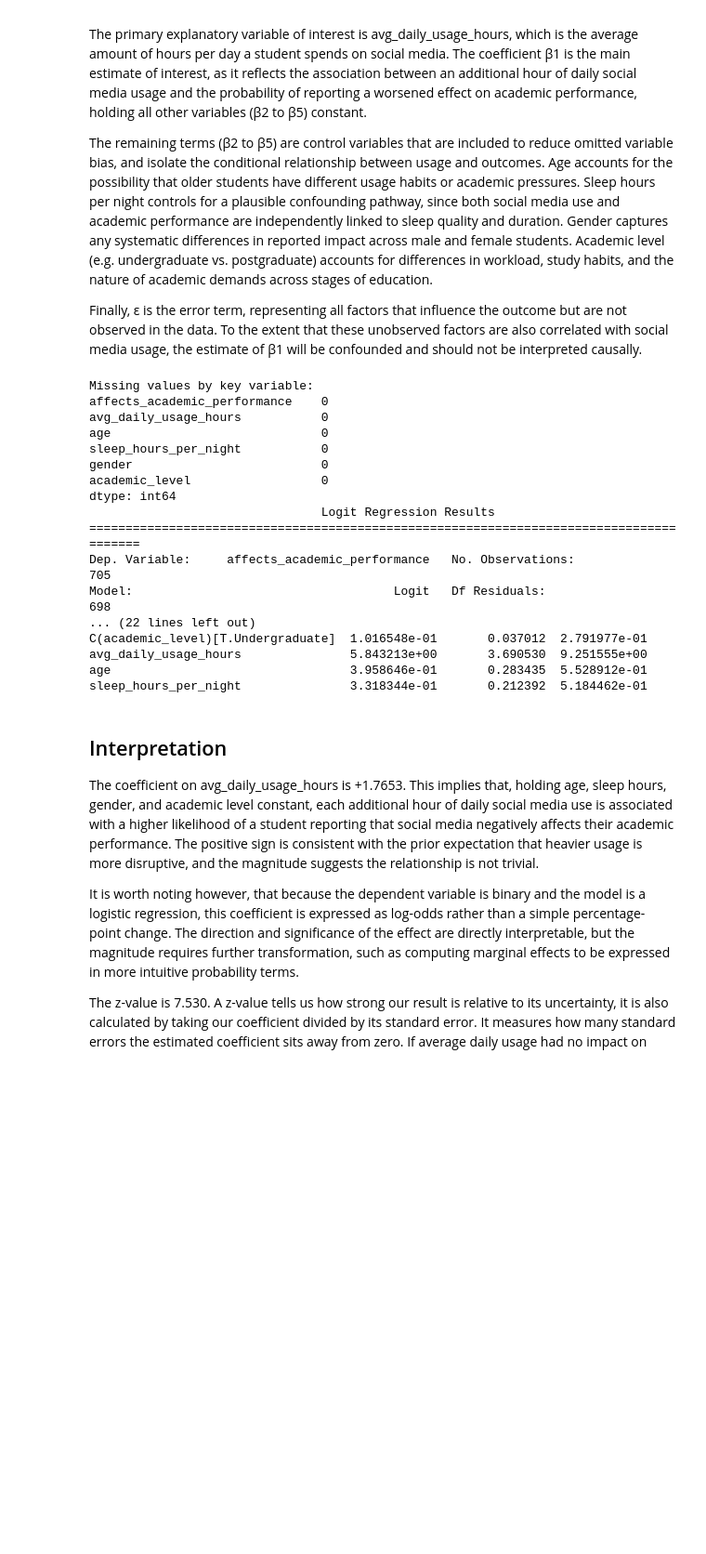
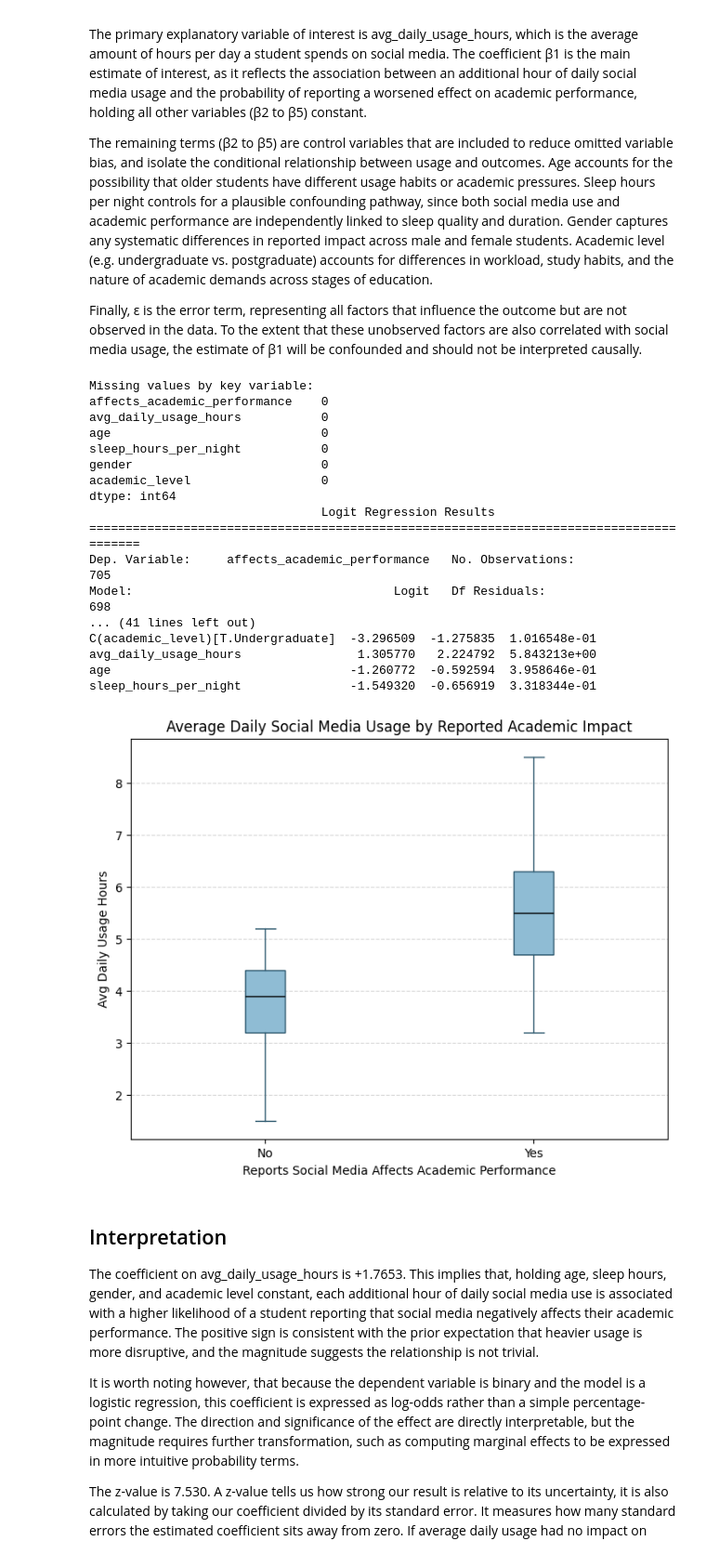
Before and after one commit to nlee0076-byte/ECC3479-SMProject, a Jupyter notebook: code/analysis.ipynb, the cells around one changed output. Shown at 93% size. Cells and saved outputs as stored; diff of their text form; code cells hidden in the pictures; blank space fills up the shorter version.

```diff
--- a/code/analysis.ipynb
+++ b/code/analysis.ipynb
@@ -71,15 +71,12 @@ print('\nOdds ratios with 95% CI:')
 print(odds_ratios)
 
 # Build a clean regression table for reporting
-from statsmodels.iolib.summary2 import summary2
-summary2_model = summary2(logit_model)
-regression_table = summary2_model.tables[1].copy()
-regression_table = regression_table.rename(columns={
-    'Coef.': 'Coefficient',
-    'Std.Err.': 'Std. Error',
-    'P>|z|': 'P-value',
-    '[0.025': 'CI Lower',
-    '0.975]': 'CI Upper'
+regression_table = pd.DataFrame({
+    'Coefficient': logit_model.params,
+    'Std. Error': logit_model.bse,
+    'P-value': logit_model.pvalues,
+    'CI Lower': conf_int[0],
+    'CI Upper': conf_int[1]
 })
 regression_table['Odds Ratio'] = np.exp(regression_table['Coefficient'])
 print('\nClean regression table:')
@@ -97,11 +94,38 @@ dtype: int64
 ========================================================================================
 Dep. Variable:     affects_academic_performance   No. Observations:                  705
 Model:                                    Logit   Df Residuals:                      698
-... (22 lines left out)
-C(academic_level)[T.Undergraduate]  1.016548e-01       0.037012  2.791977e-01
-avg_daily_usage_hours               5.843213e+00       3.690530  9.251555e+00
-age                                 3.958646e-01       0.283435  5.528912e-01
-sleep_hours_per_night               3.318344e-01       0.212392  5.184462e-01
+... (41 lines left out)
+C(academic_level)[T.Undergraduate]  -3.296509  -1.275835  1.016548e-01
+avg_daily_usage_hours                1.305770   2.224792  5.843213e+00
+age                                 -1.260772  -0.592594  3.958646e-01
+sleep_hours_per_night               -1.549320  -0.656919  3.318344e-01
+# %%
+import matplotlib.pyplot as plt
+
+# Convert the binary indicator back to labels for plotting
+label_map = {1: 'Yes', 0: 'No'}
+plot_df = df.copy()
+plot_df['affects_academic_performance_label'] = plot_df['affects_academic_performance'].map(label_map)
+
+# Create a boxplot of average daily usage by reported academic impact
+plt.figure(figsize=(8, 6))
+plt.boxplot(
+    [plot_df.loc[plot_df['affects_academic_performance'] == 0, 'avg_daily_usage_hours'].dropna(),
+     plot_df.loc[plot_df['affects_academic_performance'] == 1, 'avg_daily_usage_hours'].dropna()],
+    labels=['No', 'Yes'],
+    patch_artist=True,
+    boxprops=dict(facecolor='#8fbcd4', color='#2f5a70'),
+    medianprops=dict(color='black'),
+    whiskerprops=dict(color='#2f5a70'),
+    capprops=dict(color='#2f5a70')
+)
+plt.title('Average Daily Social Media Usage by Reported Academic Impact')
+plt.ylabel('Avg Daily Usage Hours')
+plt.xlabel('Reports Social Media Affects Academic Performance')
+plt.grid(axis='y', linestyle='--', alpha=0.5)
+plt.show()
+# %% [output]
+[figure, added]
 # %% [markdown]
 ## Interpretation
 
```
Also changed, not shown: parts of 1 cell of this notebook.
